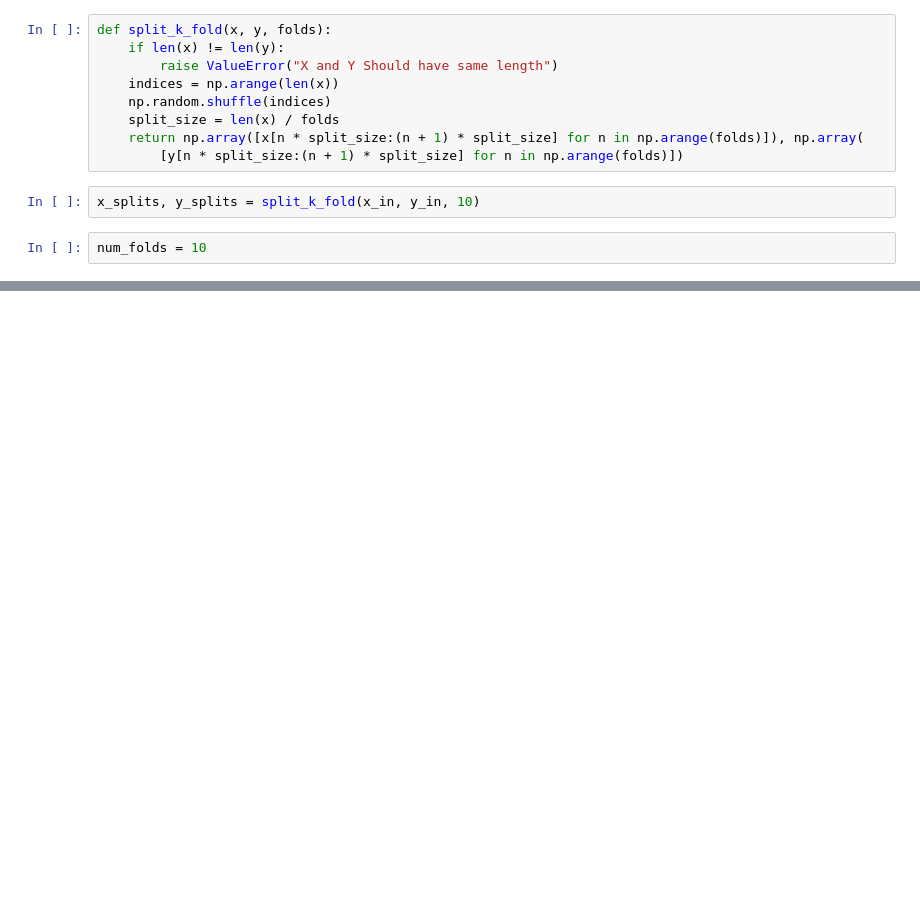
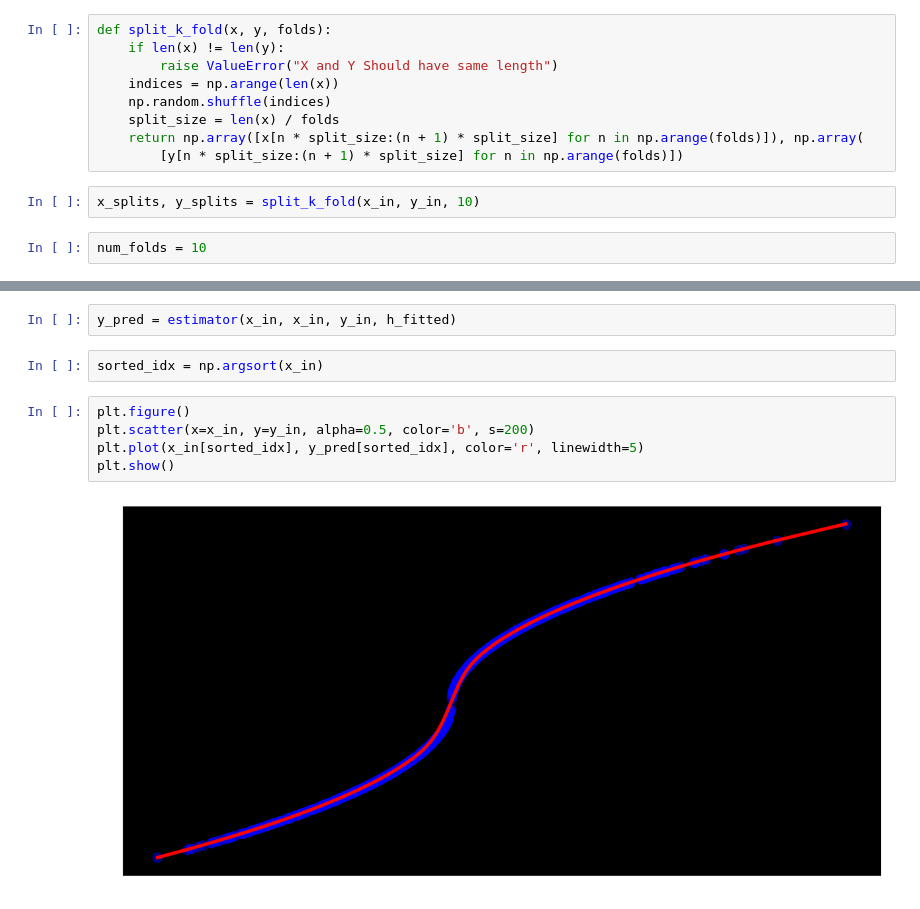
Before and after one commit to bluerocly/mini-projects, a Jupyter notebook: python/LocalLinear.ipynb, the cells around one changed output, grey strips where cells are left out. Cells and saved outputs as stored; diff of their text form; blank space fills up the shorter version.

```diff
--- a/python/LocalLinear.ipynb
+++ b/python/LocalLinear.ipynb
@@ -70,0 +109,11 @@ for idx in fold_indices:
+# %%
+y_pred = estimator(x_in, x_in, y_in, h_fitted)
+# %%
+sorted_idx = np.argsort(x_in)
+# %%
+plt.figure()
+plt.scatter(x=x_in, y=y_in, alpha=0.5, color='b', s=200)
+plt.plot(x_in[sorted_idx], y_pred[sorted_idx], color='r', linewidth=5)
+plt.show()
+# %% [output]
+[figure, added]
```
Also changed, not shown: parts of 10 cells of this notebook.
